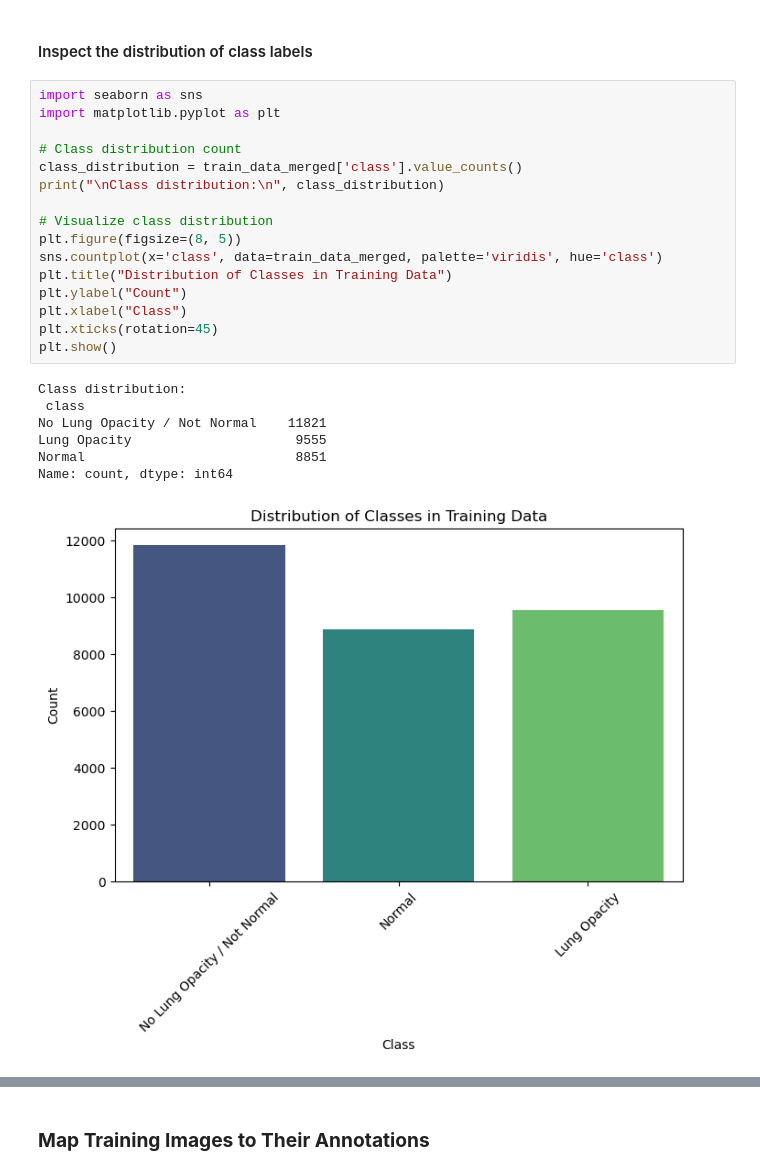
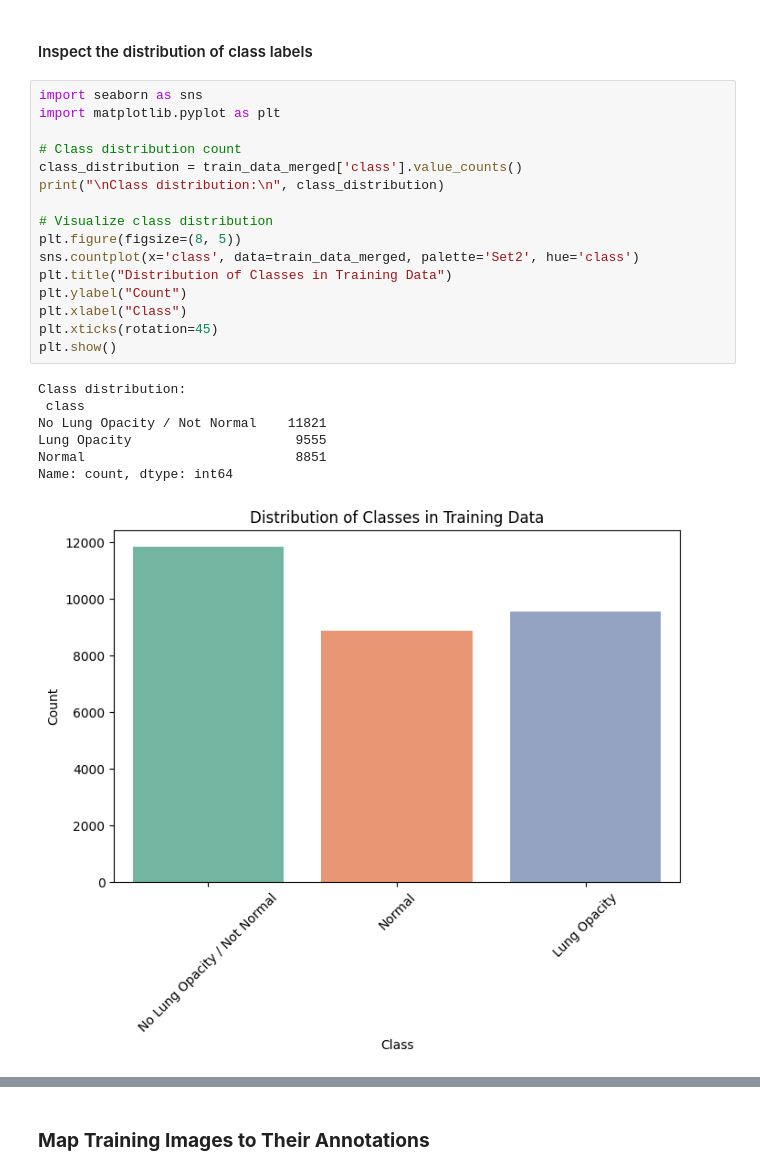
Before and after one commit to nkpatro/Pneumonia-Detection, a Jupyter notebook: Pneumonia-Detection.ipynb, the cells around one changed output, grey strips where cells are left out. Drawn from its saved outputs; the diff is of its cells as text.

```diff
--- a/Pneumonia-Detection.ipynb
+++ b/Pneumonia-Detection.ipynb
@@ -229,24 +234,24 @@ pd.DataFrame({'Count':train_data_merged.isnull().sum()[train_data_merged.isnull(
 # %%
 import seaborn as sns
 import matplotlib.pyplot as plt
 
 # Class distribution count
 class_distribution = train_data_merged['class'].value_counts()
 print("\nClass distribution:\n", class_distribution)
 
 # Visualize class distribution
 plt.figure(figsize=(8, 5))
-sns.countplot(x='class', data=train_data_merged, palette='viridis', hue='class')
+sns.countplot(x='class', data=train_data_merged, palette='Set2', hue='class')
 plt.title("Distribution of Classes in Training Data")
 plt.ylabel("Count")
 plt.xlabel("Class")
 plt.xticks(rotation=45)
 plt.show()
 # %% [output]
 Class distribution:
  class
 No Lung Opacity / Not Normal    11821
 Lung Opacity                     9555
 Normal                           8851
 Name: count, dtype: int64
-[figure, old version]
+[figure, new version]
```
Also changed, not shown: parts of 34 cells of this notebook.
